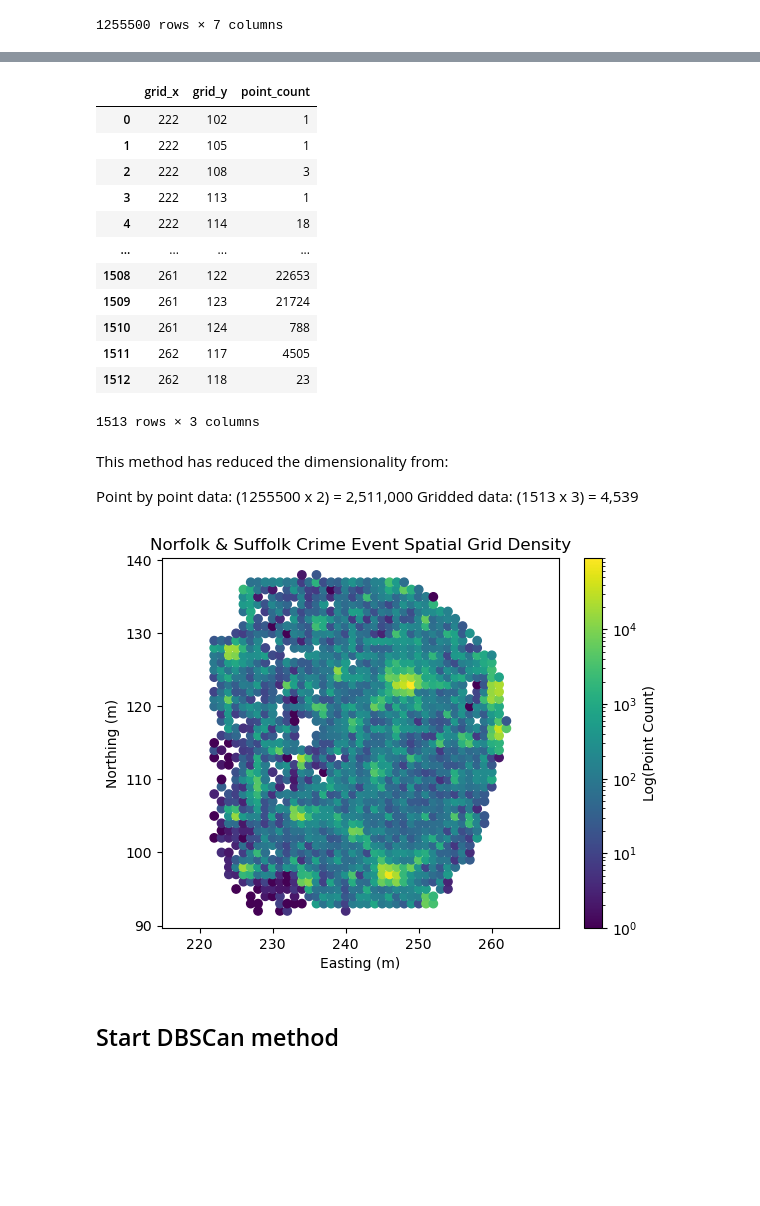
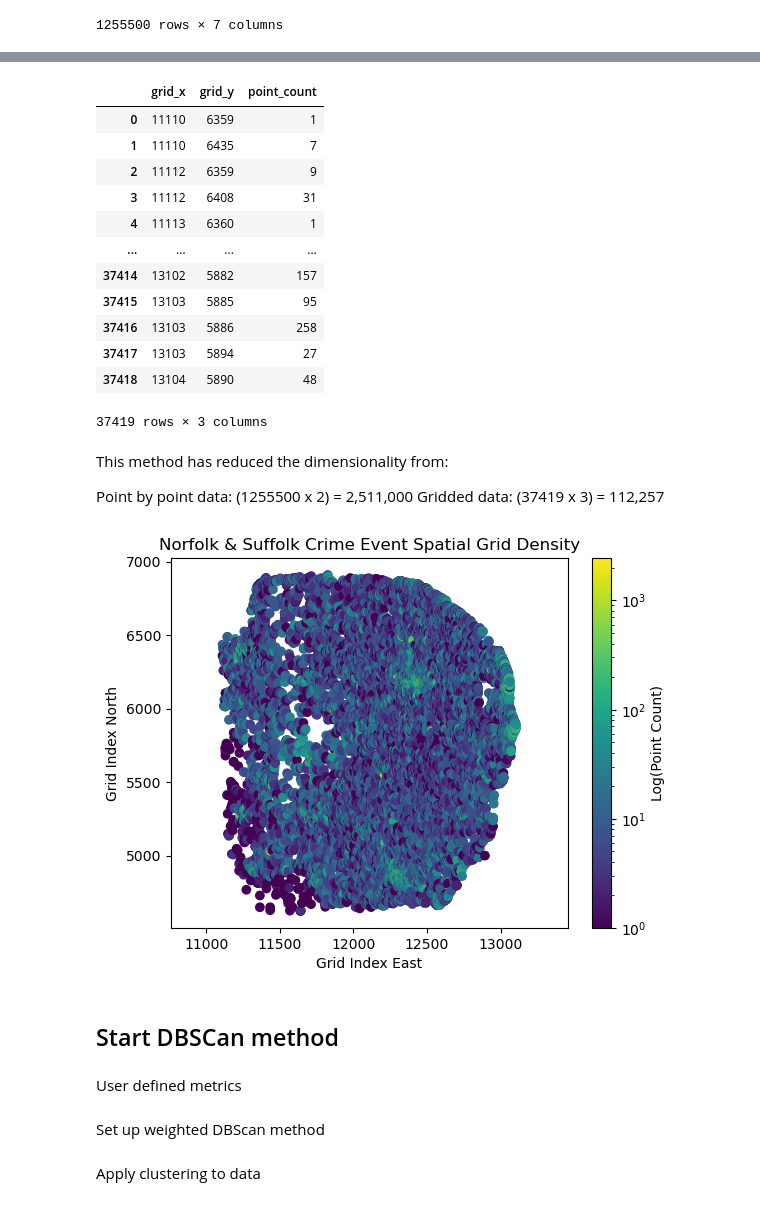
Before and after one commit to ClimatologyProjectProfile/crimetology, a Jupyter notebook: 1_spatial_clusters/spatial_clustering.ipynb, the cells around one changed output, grey strips where cells are left out. Drawn from its saved outputs; the diff is of its cells as text; code cells hidden in the pictures; blank space fills up the shorter version.

Commit message:
bug - accidentally create grids via area! Spotted due to units being m^-1 which makes no sense

```diff
--- a/1_spatial_clusters/spatial_clustering.ipynb
+++ b/1_spatial_clusters/spatial_clustering.ipynb
@@ -156,11 +156,11 @@ features_df
 1255500 rows × 7 columns
 # %%
 ## now bin to start reducing dimensionality
-# put each easting and northing in a 50m**2 box
+# put each easting and northing in a 50m box
 #
 grid_width = 50
-features_df['grid_x'] = (features_df['x_m'] // (grid_width**2) ).astype(np.int32)
-features_df['grid_y'] = (features_df['y_m'] // (grid_width**2) ).astype(np.int32)
+features_df['grid_x'] = (features_df['x_m'] // grid_width).astype(np.int32)
+features_df['grid_y'] = (features_df['y_m'] // grid_width).astype(np.int32)
 # %%
 features_df
 # %% [output]
@@ -184,33 +184,35 @@ grid_df: DataFrame = features_df.groupby(by=['grid_x', 'grid_y']).size().reset_i
 grid_df
 # %% [output]
 |  | grid_x | grid_y | point_count |
-| 0 | 222 | 102 | 1 |
-| 1 | 222 | 105 | 1 |
-| 2 | 222 | 108 | 3 |
-| 3 | 222 | 113 | 1 |
-| 4 | 222 | 114 | 18 |
+| 0 | 11110 | 6359 | 1 |
+| 1 | 11110 | 6435 | 7 |
+| 2 | 11112 | 6359 | 9 |
+| 3 | 11112 | 6408 | 31 |
+| 4 | 11113 | 6360 | 1 |
 | ... | ... | ... | ... |
-| 1508 | 261 | 122 | 22653 |
-| 1509 | 261 | 123 | 21724 |
-| 1510 | 261 | 124 | 788 |
-| 1511 | 262 | 117 | 4505 |
-| 1512 | 262 | 118 | 23 |
+| 37414 | 13102 | 5882 | 157 |
+| 37415 | 13103 | 5885 | 95 |
+| 37416 | 13103 | 5886 | 258 |
+| 37417 | 13103 | 5894 | 27 |
+| 37418 | 13104 | 5890 | 48 |
-1513 rows × 3 columns
+37419 rows × 3 columns
 # %% [markdown]
 This method has reduced the dimensionality from:
 
 Point by point data: (1255500 x 2) = 2,511,000
-Gridded data: (1513 x 3) = 4,539
+Gridded data: (37419 x 3) = 112,257
 # %%
 plt.scatter(x=grid_df['grid_x'],y=grid_df['grid_y'],c=grid_df['point_count'],cmap='viridis',norm=LogNorm())
 plt.colorbar(label='Log(Point Count)')
 plt.title(label='Norfolk & Suffolk Crime Event Spatial Grid Density')
-plt.xlabel(xlabel='Easting (m)')
-plt.ylabel(ylabel='Northing (m)')
+plt.xlabel(xlabel='Grid Index East')
+plt.ylabel(ylabel='Grid Index North')
 plt.axis('equal')  # Keeps true geographic proportions
 plt.show()
 # %% [output]
-[figure, old version]
+[figure, new version]
 # %% [markdown]
 ## Start DBSCan method
+# %% [markdown]
+User defined metrics
 # %%
@@ -222,0 +224,2 @@ min_samples: int = 100
+# %% [markdown]
+Set up weighted DBScan method
@@ -222,0 +230,2 @@ min_samples: int = 100
+# %% [markdown]
+Apply clustering to data
```
Also changed, not shown: parts of 6 cells of this notebook.
